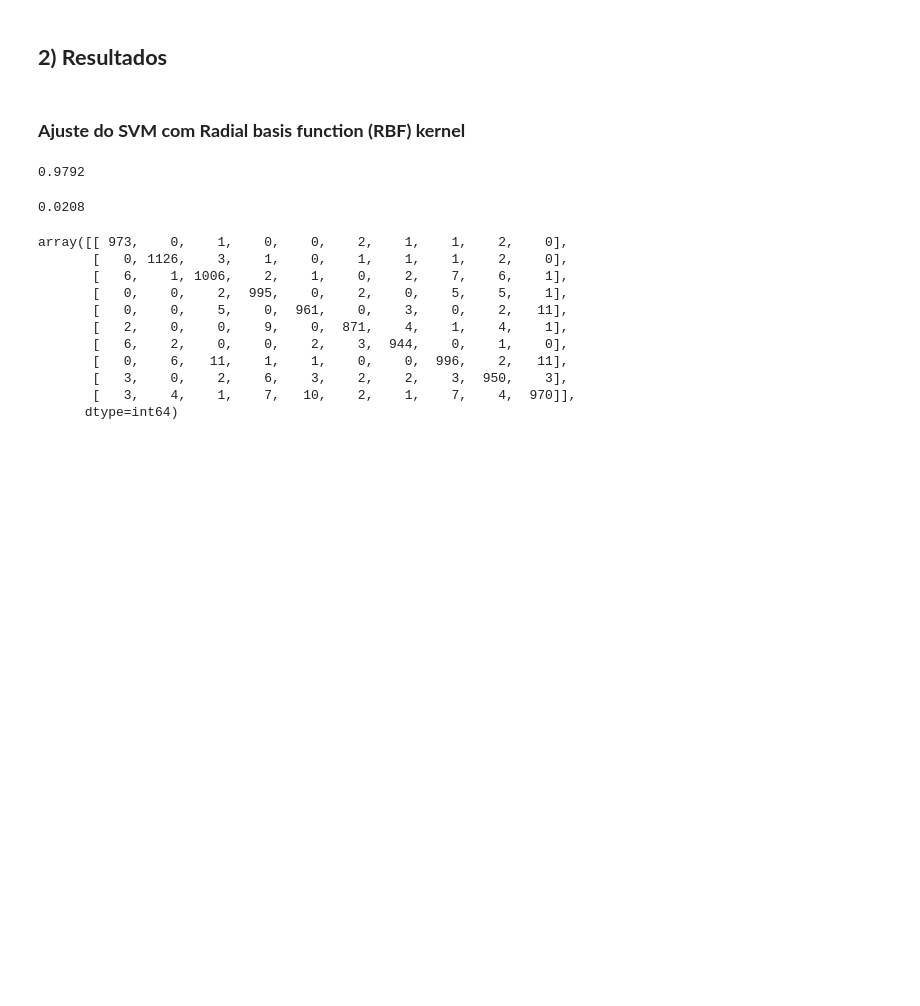
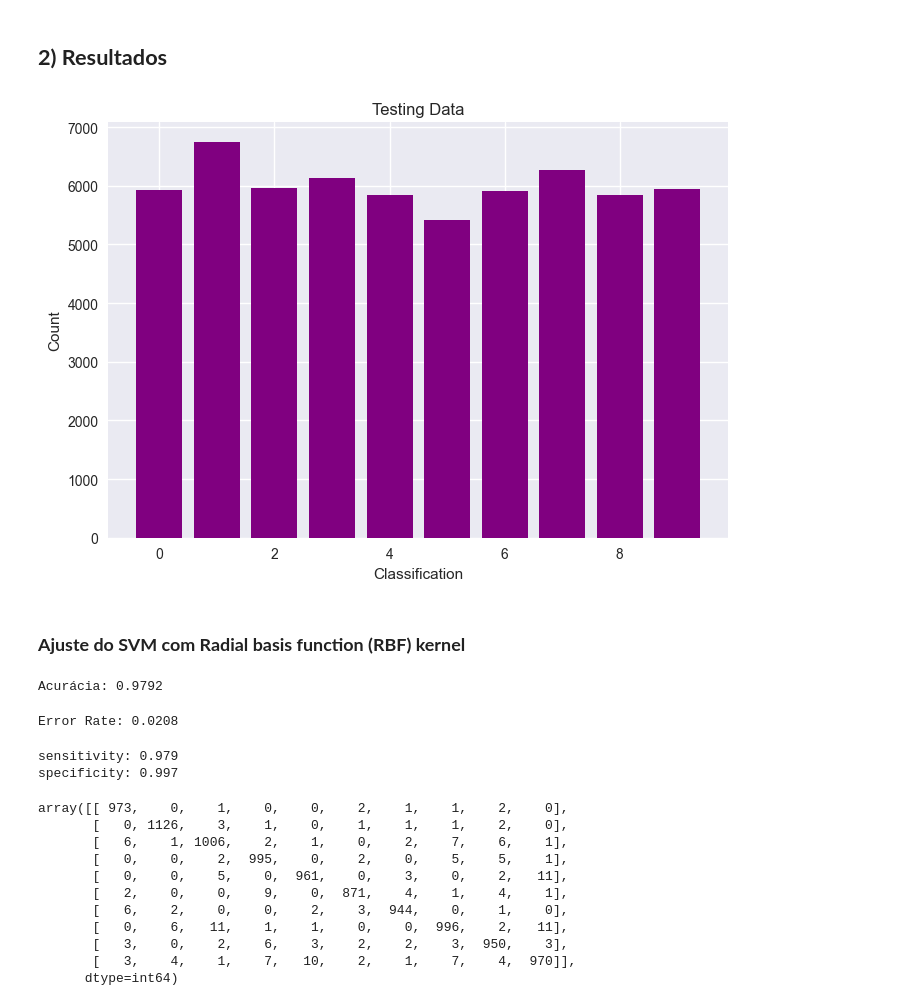
Before and after one commit to Faluhelyi/TOPICOS_2_cadernos, a Jupyter notebook: Trabalho_Final_MNIST.ipynb, the cells around one changed output. Cells and saved outputs as stored; diff of their text form; code cells hidden in the pictures; blank space fills up the shorter version.

```diff
--- a/Trabalho_Final_MNIST.ipynb
+++ b/Trabalho_Final_MNIST.ipynb
@@ -210,24 +210,51 @@ plt.show()
 [figure]
 # %% [markdown]
 ## **2) Resultados**
+# %%
+plt.style.use('seaborn')
+fig, ax = plt.subplots(dpi=100)
+
+for i in range(10):
+    ax.bar(i, len(t_train[t_train == i]), color = "purple")
+
+ax.set_ylabel("Count")
+ax.set_xlabel("Classification")
+ax.set_title("Testing Data")
+
+plt.show()
+# %% [output]
+[figure, added]
 # %% [markdown]
 ### **Ajuste do SVM com Radial basis function (RBF) kernel**
 # %%
 svm = SVC()
 svm.fit(x_train, t_train)
 
-print(svm.score(x_test, t_test))
+pred = svm.predict(x_test)
+
+print('Acurácia:', svm.score(x_test, t_test))
 
 #print(np.sum(svm.predict(x_test) == t_test)/len(svm.predict(x_test)))
 # %% [output]
-0.9792
+Acurácia: 0.9792
 # %%
 #svm.score(x_test, t_test) == np.sum(svm.predict(x_test) == t_test)/len(svm.predict(x_test))
 # %%
 # Error Rate
-np.sum(svm.predict(x_test) != t_test)/len(svm.predict(x_test))
+print('Error Rate:', np.sum(pred != t_test)/len(pred))
 # %% [output]
-0.0208
+Error Rate: 0.0208
+# %%
+sensitivity = metrics.recall_score(t_test , pred, average = 'weighted')
+
+specificity = metrics.recall_score(np.logical_not(t_test) , np.logical_not(pred), average = 'weighted')
+
+print('sensitivity:', np.round(sensitivity, 3))
+
+print('specificity:', np.round(specificity, 3))
+# %% [output]
+sensitivity: 0.979
+specificity: 0.997
 # %%
 # Colunas: Predicted
 # Linhas: Actual
```
Also changed, not shown: parts of 3 cells of this notebook.
